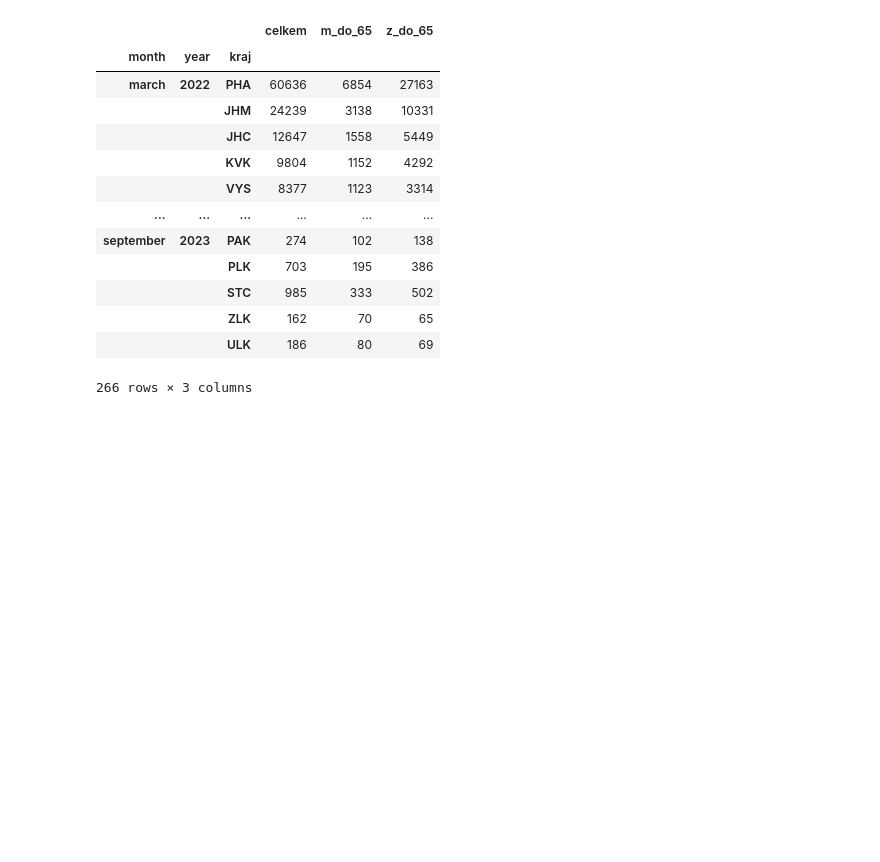
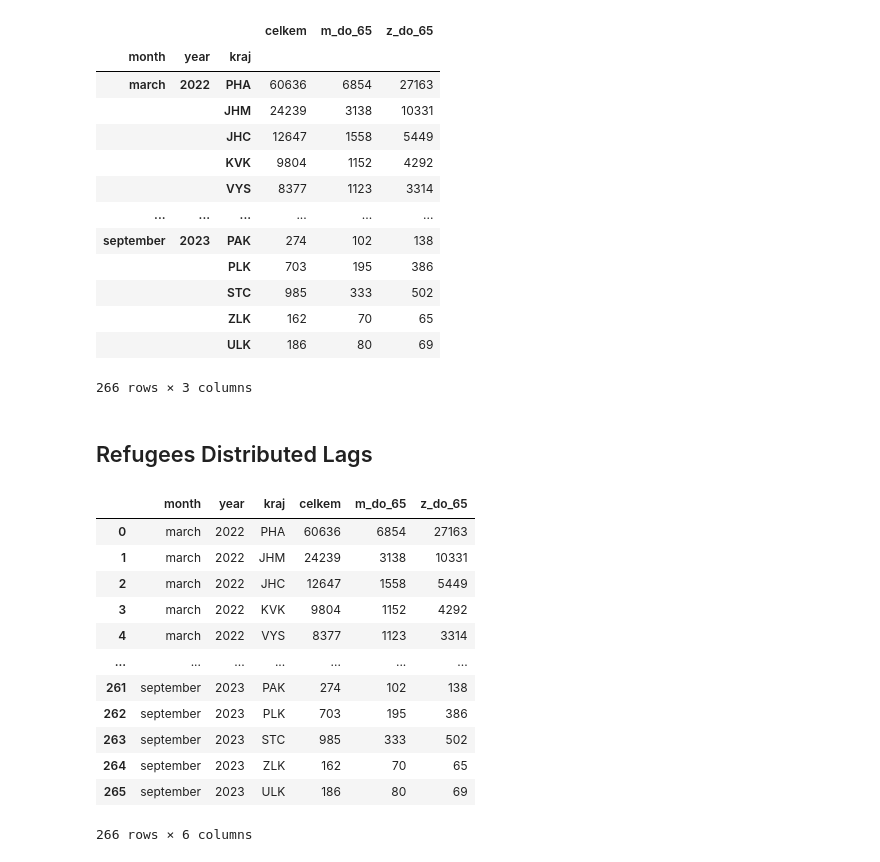
Before and after one commit to DianaKorladinova/SAN_Unemployment_Refugees, a Jupyter notebook: mlynatom/data_preprocessing/data_get.ipynb, the cells around one changed output. Drawn from its saved outputs; the diff is of its cells as text; code cells hidden in the pictures; blank space fills up the shorter version.

```diff
--- a/mlynatom/data_preprocessing/data_get.ipynb
+++ b/mlynatom/data_preprocessing/data_get.ipynb
@@ -594,3 +594,22 @@ error: HTTP Error 404: Not Found   25   09   2023
 266 rows × 3 columns
 # %%
 res_df.to_csv("../data/refugees.csv")
+# %% [markdown]
+## Refugees Distributed Lags
+# %%
+df = pd.read_csv("../data/prepared/refugees.csv")
+df
+# %% [output]
+|  | month | year | kraj | celkem | m_do_65 | z_do_65 |
+| 0 | march | 2022 | PHA | 60636 | 6854 | 27163 |
+| 1 | march | 2022 | JHM | 24239 | 3138 | 10331 |
+| 2 | march | 2022 | JHC | 12647 | 1558 | 5449 |
+| 3 | march | 2022 | KVK | 9804 | 1152 | 4292 |
+| 4 | march | 2022 | VYS | 8377 | 1123 | 3314 |
+| ... | ... | ... | ... | ... | ... | ... |
+| 261 | september | 2023 | PAK | 274 | 102 | 138 |
+| 262 | september | 2023 | PLK | 703 | 195 | 386 |
+| 263 | september | 2023 | STC | 985 | 333 | 502 |
+| 264 | september | 2023 | ZLK | 162 | 70 | 65 |
+| 265 | september | 2023 | ULK | 186 | 80 | 69 |
+266 rows × 6 columns
```
Also changed, not shown: parts of 4 cells of this notebook, 4 other files.
